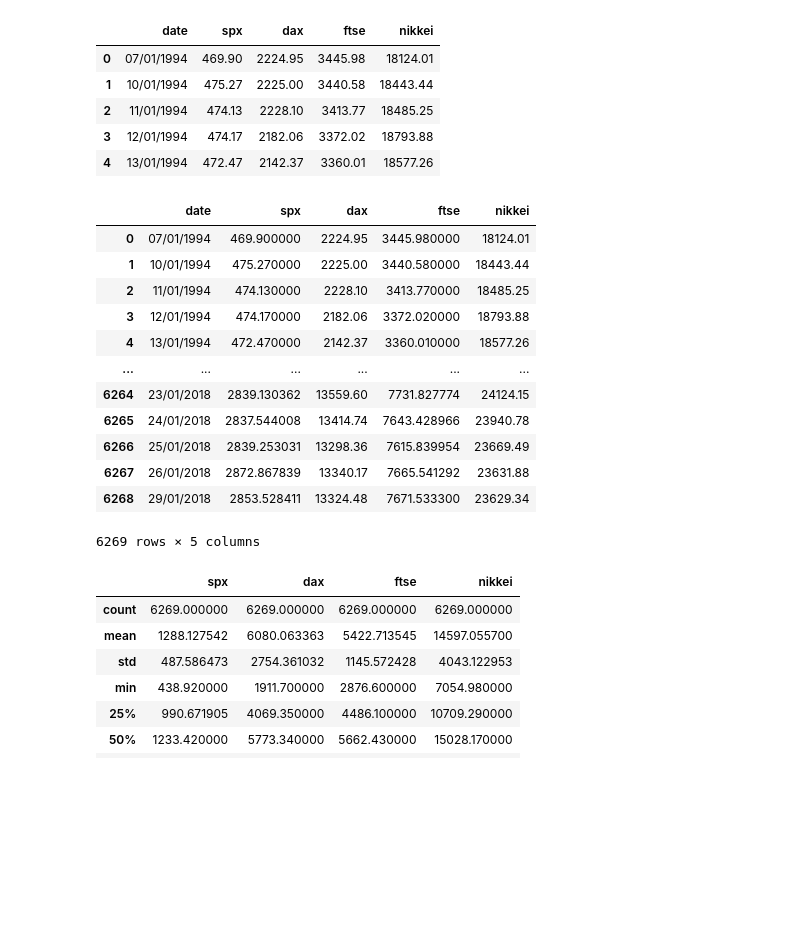
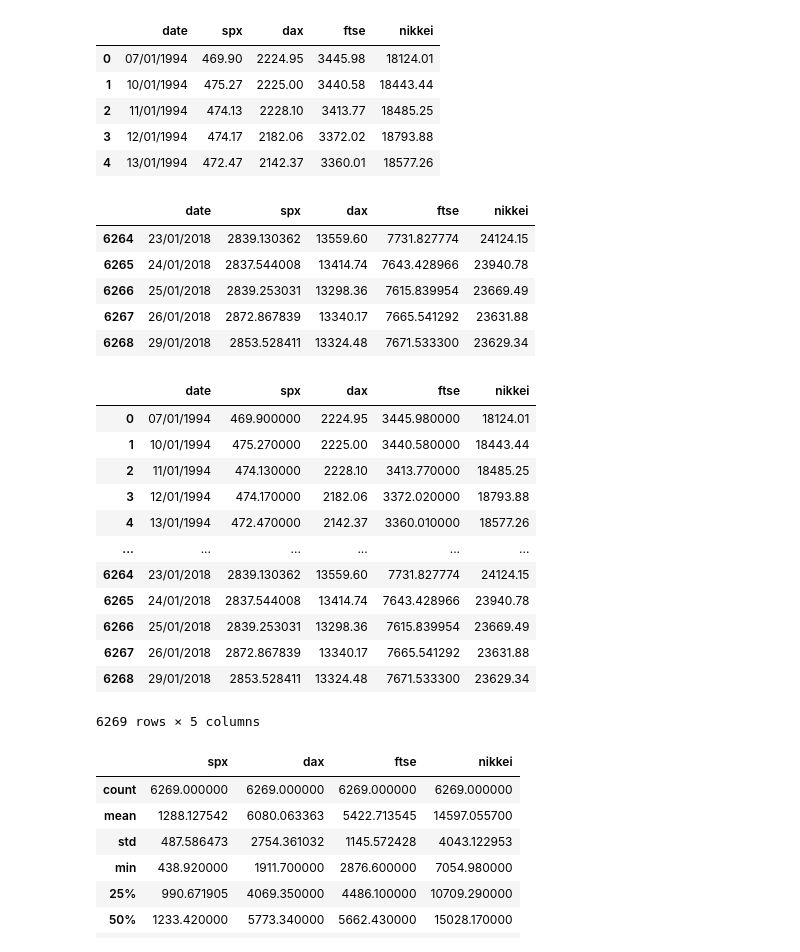
Before and after one commit to Marcin19721205/Timeseries_Data_Processing_Basic, a Jupyter notebook: Section_3_Introduction_to_Time_Series_Completed_.ipynb, the cells around one changed output. Drawn from its saved outputs; the diff is of its cells as text; code cells hidden in the pictures; blank space fills up the shorter version.

```diff
--- a/Section_3_Introduction_to_Time_Series_Completed_.ipynb
+++ b/Section_3_Introduction_to_Time_Series_Completed_.ipynb
@@ -26,21 +26,30 @@ df_comp.head()
 | 3 | 12/01/1994 | 474.17 | 2182.06 | 3372.02 | 18793.88 |
 | 4 | 13/01/1994 | 472.47 | 2142.37 | 3360.01 | 18577.26 |
 # %%
-df_comp
+df_comp.tail()
 # %% [output]
 |  | date | spx | dax | ftse | nikkei |
-| 0 | 07/01/1994 | 469.900000 | 2224.95 | 3445.980000 | 18124.01 |
-| 1 | 10/01/1994 | 475.270000 | 2225.00 | 3440.580000 | 18443.44 |
-| 2 | 11/01/1994 | 474.130000 | 2228.10 | 3413.770000 | 18485.25 |
-| 3 | 12/01/1994 | 474.170000 | 2182.06 | 3372.020000 | 18793.88 |
-| 4 | 13/01/1994 | 472.470000 | 2142.37 | 3360.010000 | 18577.26 |
-| ... | ... | ... | ... | ... | ... |
 | 6264 | 23/01/2018 | 2839.130362 | 13559.60 | 7731.827774 | 24124.15 |
 | 6265 | 24/01/2018 | 2837.544008 | 13414.74 | 7643.428966 | 23940.78 |
 | 6266 | 25/01/2018 | 2839.253031 | 13298.36 | 7615.839954 | 23669.49 |
 | 6267 | 26/01/2018 | 2872.867839 | 13340.17 | 7665.541292 | 23631.88 |
 | 6268 | 29/01/2018 | 2853.528411 | 13324.48 | 7671.533300 | 23629.34 |
-6269 rows × 5 columns
+# %%
+df_comp #complete df
+# %% [output]
+|  | date | spx | dax | ftse | nikkei |
+| 0 | 07/01/1994 | 469.900000 | 2224.95 | 3445.980000 | 18124.01 |
+| 1 | 10/01/1994 | 475.270000 | 2225.00 | 3440.580000 | 18443.44 |
+| 2 | 11/01/1994 | 474.130000 | 2228.10 | 3413.770000 | 18485.25 |
+| 3 | 12/01/1994 | 474.170000 | 2182.06 | 3372.020000 | 18793.88 |
+| 4 | 13/01/1994 | 472.470000 | 2142.37 | 3360.010000 | 18577.26 |
+| ... | ... | ... | ... | ... | ... |
+| 6264 | 23/01/2018 | 2839.130362 | 13559.60 | 7731.827774 | 24124.15 |
+| 6265 | 24/01/2018 | 2837.544008 | 13414.74 | 7643.428966 | 23940.78 |
+| 6266 | 25/01/2018 | 2839.253031 | 13298.36 | 7615.839954 | 23669.49 |
+| 6267 | 26/01/2018 | 2872.867839 | 13340.17 | 7665.541292 | 23631.88 |
+| 6268 | 29/01/2018 | 2853.528411 | 13324.48 | 7671.533300 | 23629.34 |
+6269 rows × 5 columns
 # %%
 df_comp.describe()
 # %% [output]
```
Also changed, not shown: parts of 23 cells of this notebook.
